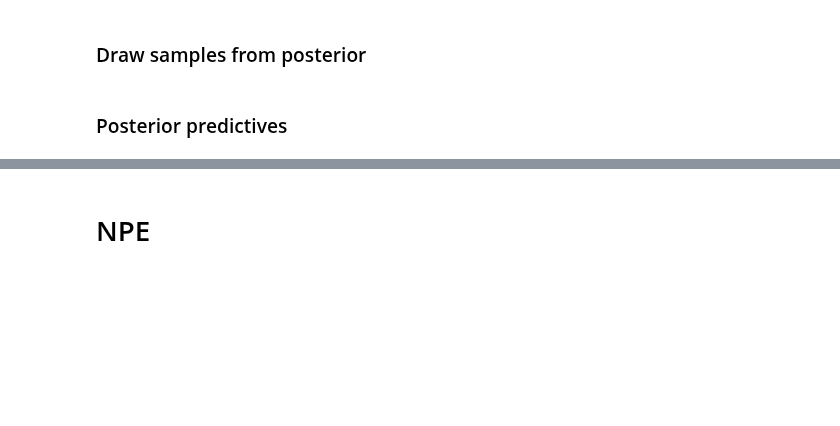
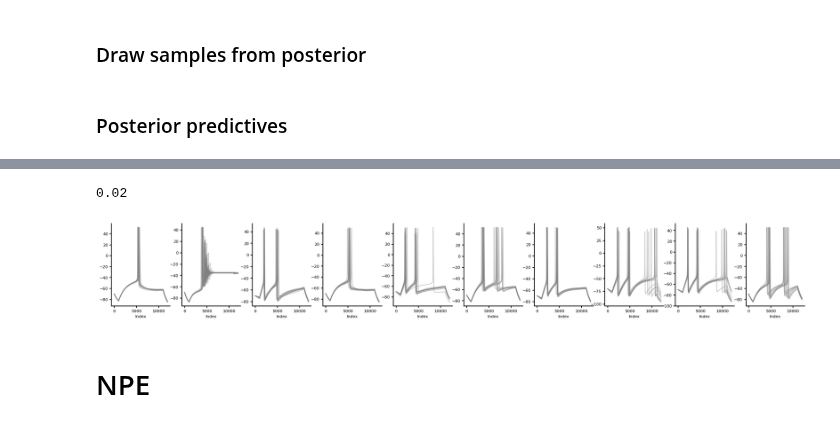
Before and after one commit to mackelab/neuralgbi, a Jupyter notebook: gbi/hh/build_figure.ipynb, the cells around one changed output, grey strips where cells are left out. Drawn from its saved outputs; the diff is of its cells as text; code cells hidden in the pictures; blank space fills up the shorter version.

```diff
--- a/gbi/hh/build_figure.ipynb
+++ b/gbi/hh/build_figure.ipynb
@@ -196,15 +205,15 @@ def sample_gbi_all_xo(beta):
 # %%
 betas = [10.0, 50.0, 250.0]
 # %%
-samples_gbi_beta10 = sample_gbi_all_xo(betas[0])
-samples_gbi_beta50 = sample_gbi_all_xo(betas[1])
-samples_gbi_beta250 = sample_gbi_all_xo(betas[2])
-with open("samples_gbi_beta10.pkl", "wb") as handle:
-    pickle.dump(samples_gbi_beta10, handle)
-with open("samples_gbi_beta50.pkl", "wb") as handle:
-    pickle.dump(samples_gbi_beta50, handle)
-with open("samples_gbi_beta250.pkl", "wb") as handle:
-    pickle.dump(samples_gbi_beta250, handle)
+# samples_gbi_beta10 = sample_gbi_all_xo(betas[0])
+# samples_gbi_beta50 = sample_gbi_all_xo(betas[1])
+# samples_gbi_beta250 = sample_gbi_all_xo(betas[2])
+# with open("samples_gbi_beta10.pkl", "wb") as handle:
+#     pickle.dump(samples_gbi_beta10, handle)
+# with open("samples_gbi_beta50.pkl", "wb") as handle:
+#     pickle.dump(samples_gbi_beta50, handle)
+# with open("samples_gbi_beta250.pkl", "wb") as handle:
+#     pickle.dump(samples_gbi_beta250, handle)
 # %%
 with open("samples_gbi_beta10.pkl", "rb") as handle:
     samples_gbi_beta10 = pickle.load(handle)
@@ -247,15 +276,22 @@ for predictives, xo in zip(all_predictives_gbi10, obs_stats_ls):
+# %%
+all_obs[2]["dt"]
+# %% [output]
+0.02
 # %%
-with mpl.rc_context(fname="../../../.matplotlibrc"):
-    fig, ax = plt.subplots(1, 8, figsize=(6, 4))
-    for i in range(8):
-        predictives = all_predictives_gbi250[i]
+with mpl.rc_context(fname="../../.matplotlibrc"):
+    fig, ax = plt.subplots(1, 10, figsize=(25, 3))
+    for i in range(10):
+        predictives = all_predictive_traces_gbi250[i]
         xo  = all_obs[i]
-        for p in predictives:
+        for p in predictives[:10]:
             _ = ax[i].plot(p["data"], c="grey", alpha=0.4)
-        _ = ax[i].plot(xo["data"], c="k")
+
+#         _ = ax[i].plot(xo["data"], c="k")
         _ = ax[i].set_xlabel("Index")
-        _ = ax[i].set_ylabel("Voltage (mV)")
+        _ = ax[i].set_ylabel("")  # "Voltage (mV)")
         plt.savefig("svg/panel_b.svg")
+# %% [output]
+[figure, added]
 # %% [markdown]
 # NPE
 # %%
```
Also changed, not shown: parts of 29 cells of this notebook, 4 other files.
